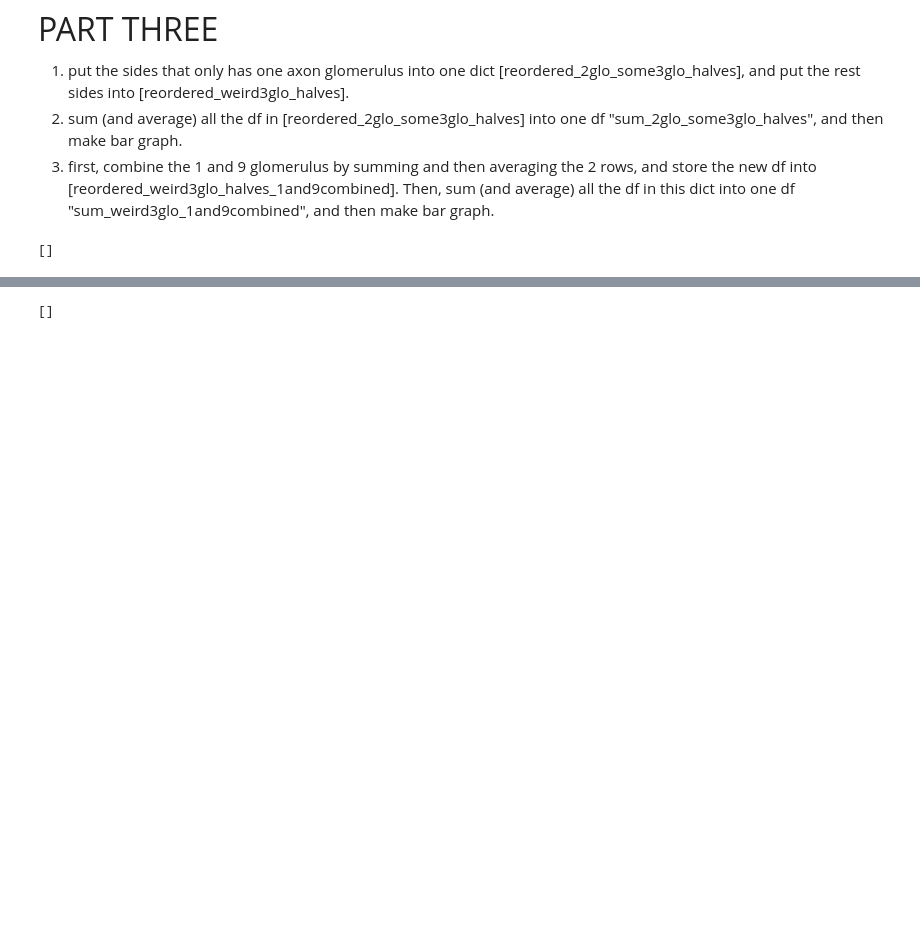
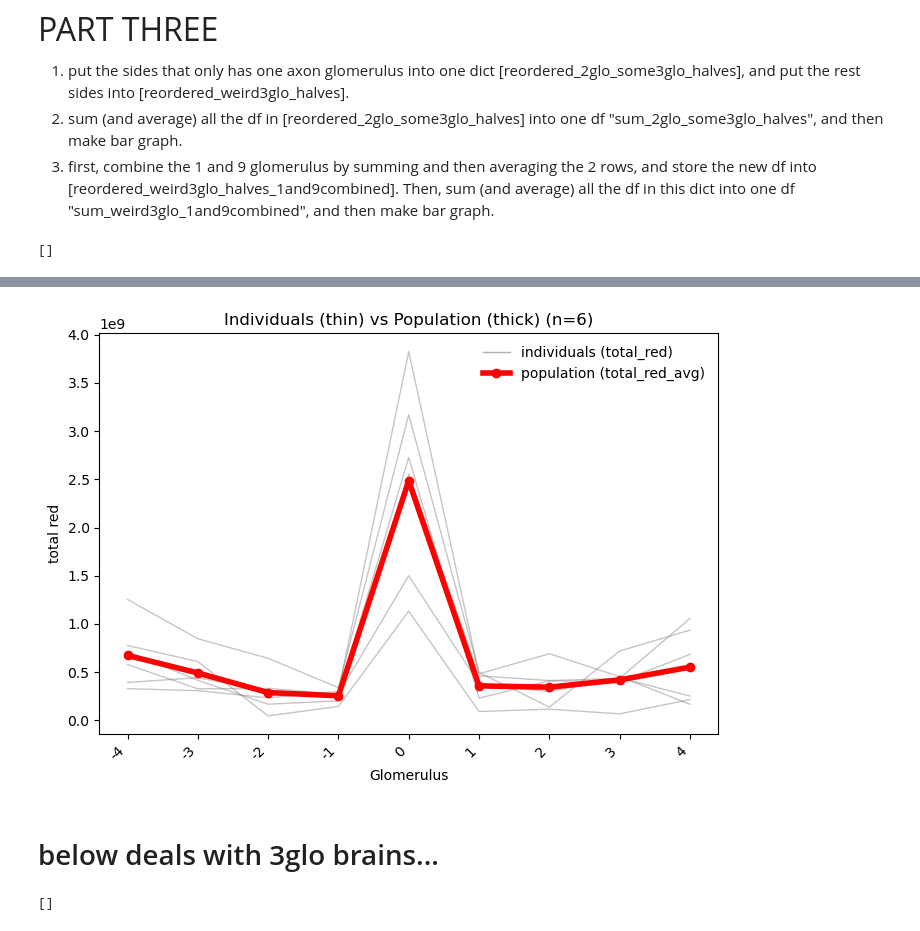
Before and after one commit to sansachenlelele/connectome_analysis_fisherlab, a Jupyter notebook: analysis_trend-25summer.ipynb, the cells around one changed output, grey strips where cells are left out. Drawn from its saved outputs; the diff is of its cells as text; code cells hidden in the pictures; blank space fills up the shorter version.

```diff
--- a/analysis_trend-25summer.ipynb
+++ b/analysis_trend-25summer.ipynb
@@ -765,3 +841,14 @@ plt.show()
+# %%
+# this cell plots both the individual data (in thin grey lines) and the population data (in colored thicker line).
+
+
+pop_df = sum_2glo_some3glo_halves
+
+plot_individual_vs_population(reordered_2glo_some3glo_halves, pop_df, 'total', 'red')
+# %% [output]
+[figure, added]
+# %% [markdown]
+# below deals with 3glo brains...
 # %%
 # for the [reordered_weird3glo_halves], first combine glomerulus 1 and 9.
 
```
Also changed, not shown: parts of 7 cells of this notebook, 3 other files.
